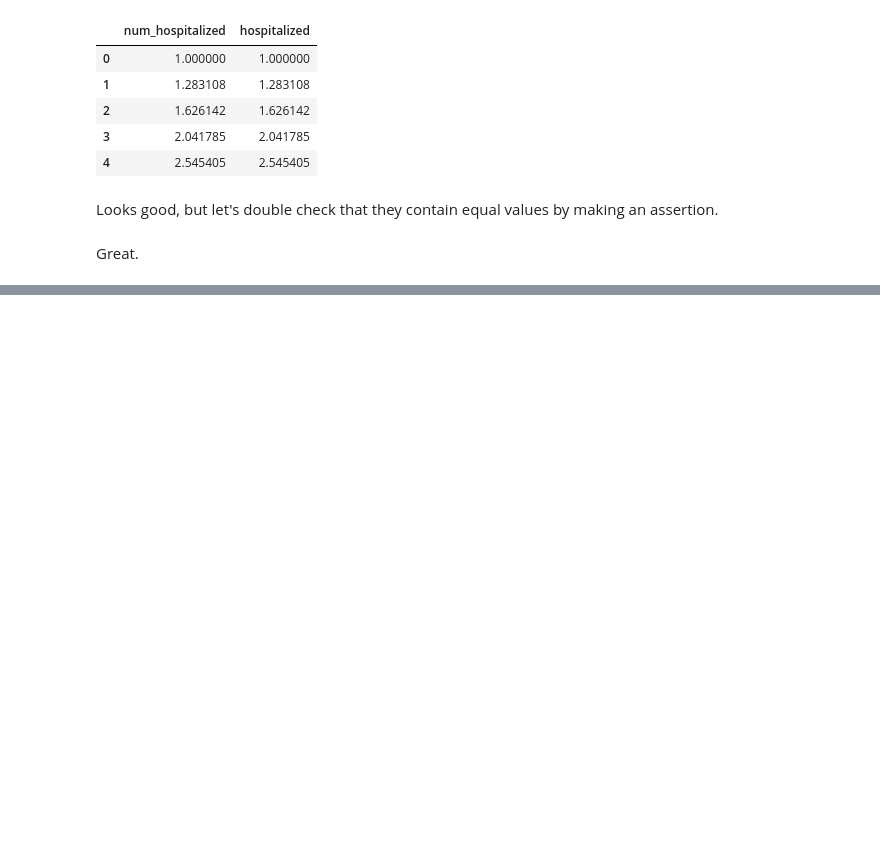
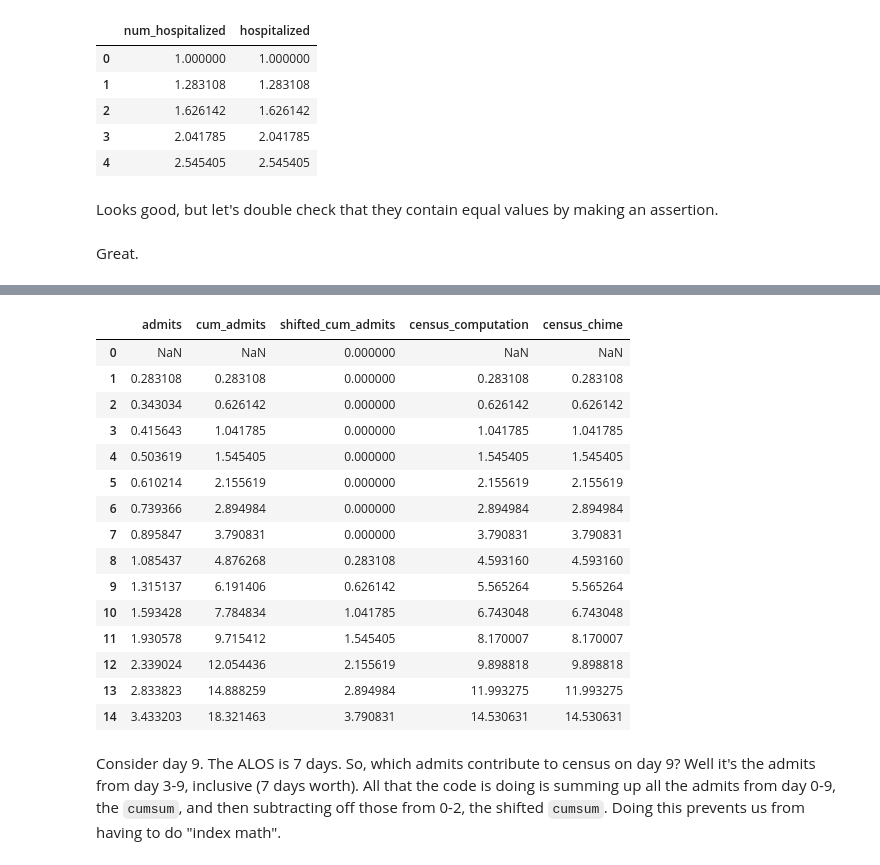
Before and after one commit to misken/c19, a Jupyter notebook: mychime/scenario_runner/chime_flow_resources_p1.ipynb, the cells around one changed output, grey strips where cells are left out. Drawn from its saved outputs; the diff is of its cells as text; code cells hidden in the pictures; blank space fills up the shorter version.

```diff
--- a/mychime/scenario_runner/chime_flow_resources_p1.ipynb
+++ b/mychime/scenario_runner/chime_flow_resources_p1.ipynb
@@ -457,0 +412,43 @@ I'm still working on this, but see the function `sim_chimes()` (plural) for the
+# %%
+# Grab the dataframes we need
+admits_df = results['admits_df']
+census_df = results['census_df']
+
+# Let's look at hospitalized
+key = 'hospitalized'
+los = 7
+
+# Make a mini DataFrame with columns to illustrate the computation
+admits = admits_df[key]
+census = census_df[key]
+cum_admits = admits_df[key].cumsum()
+shifted_cum_admits = admits_df[key].cumsum().shift(los).fillna(0)
+
+census_demo_df = pd.DataFrame({
+    'admits': admits,
+    'cum_admits': cum_admits,
+    'shifted_cum_admits': shifted_cum_admits,
+    'census_computation': cum_admits - shifted_cum_admits,
+    'census_chime': census
+})
+
+census_demo_df.head(15)
+# %% [output]
+|  | admits | cum_admits | shifted_cum_admits | census_computation | census_chime |
+| 0 | NaN | NaN | 0.000000 | NaN | NaN |
+| 1 | 0.283108 | 0.283108 | 0.000000 | 0.283108 | 0.283108 |
+| 2 | 0.343034 | 0.626142 | 0.000000 | 0.626142 | 0.626142 |
+| 3 | 0.415643 | 1.041785 | 0.000000 | 1.041785 | 1.041785 |
+| 4 | 0.503619 | 1.545405 | 0.000000 | 1.545405 | 1.545405 |
+| 5 | 0.610214 | 2.155619 | 0.000000 | 2.155619 | 2.155619 |
+| 6 | 0.739366 | 2.894984 | 0.000000 | 2.894984 | 2.894984 |
+| 7 | 0.895847 | 3.790831 | 0.000000 | 3.790831 | 3.790831 |
+| 8 | 1.085437 | 4.876268 | 0.283108 | 4.593160 | 4.593160 |
+| 9 | 1.315137 | 6.191406 | 0.626142 | 5.565264 | 5.565264 |
+| 10 | 1.593428 | 7.784834 | 1.041785 | 6.743048 | 6.743048 |
+| 11 | 1.930578 | 9.715412 | 1.545405 | 8.170007 | 8.170007 |
+| 12 | 2.339024 | 12.054436 | 2.155619 | 9.898818 | 9.898818 |
+| 13 | 2.833823 | 14.888259 | 2.894984 | 11.993275 | 11.993275 |
+| 14 | 3.433203 | 18.321463 | 3.790831 | 14.530631 | 14.530631 |
+# %% [markdown]
+Consider day 9. The ALOS is 7 days. So, which admits contribute to census on day 9? Well it's the admits from day 3-9, inclusive (7 days worth). All that the code is doing is summing up all the admits from day 0-9, the `cumsum`, and then subtracting off those from 0-2, the shifted `cumsum`. Doing this prevents us from having to do "index math".
```
Also changed, not shown: parts of 40 cells of this notebook.
